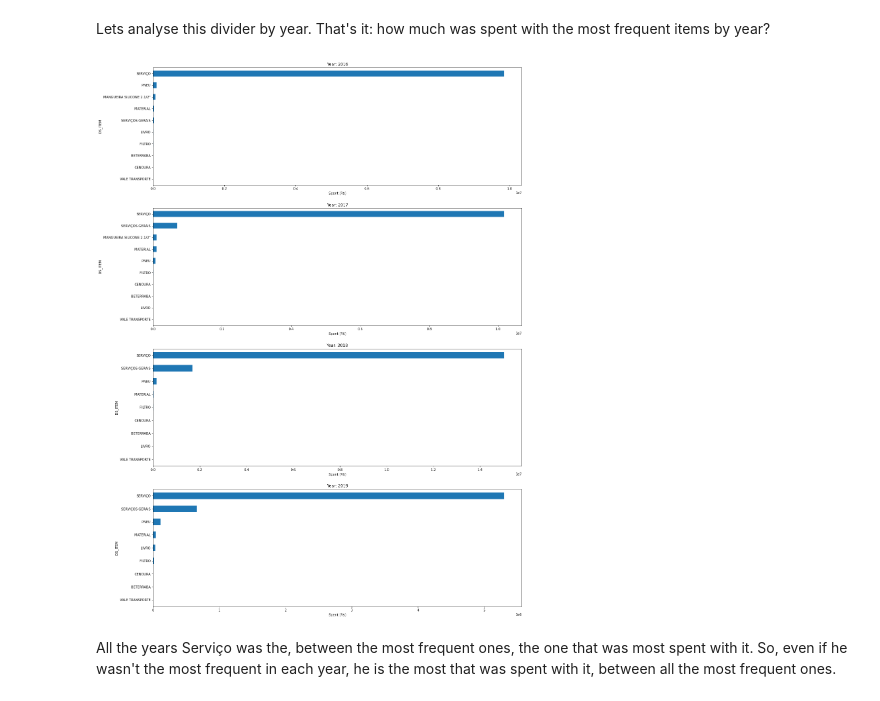
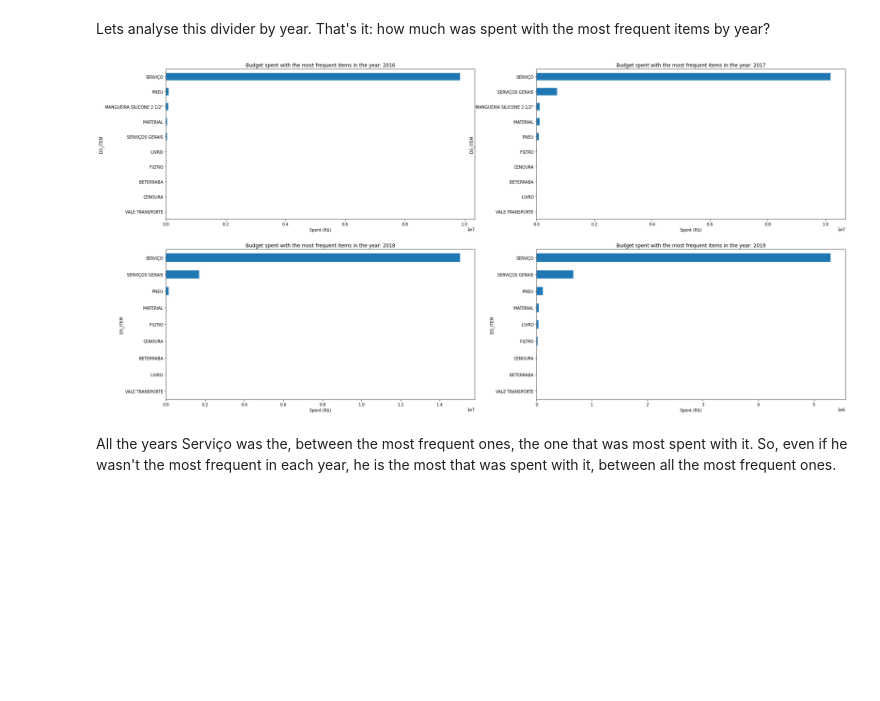
Before and after one commit to bernardocecchetto/teste-tecnico-data-sciencie-brigade, a Jupyter notebook: analysis.ipynb, the cells around one changed output. Drawn from its saved outputs; the diff is of its cells as text; code cells hidden in the pictures; blank space fills up the shorter version.

```diff
--- a/analysis.ipynb
+++ b/analysis.ipynb
@@ -140,7 +141,7 @@ figure(figsize=(10, 10))
 plot = 1
 for i in ([2016, 2017, 2018, 2019]):
   plt.subplot(2,2,plot)
-  plt.title("Year: " + str(i))
+  plt.title("Most frequent item in" + str(i))
   combined_item['DS_ITEM'][combined_item['ANO_LICITACAO'] == i].value_counts()[:top].sort_values().plot.barh()
   plt.xlabel('Count')
   plot+=1
@@ -165,16 +167,16 @@ Ok, serviço is, by far, the item, between the most frequent ones, the most spen
 Lets analyse this divider by year. That's it: how much was spent with the most frequent items by year?
 # %%
 from matplotlib.pyplot import figure
-figure(figsize=(20, 30))
+figure(figsize=(30, 15))
 plot = 1
 for i in ([2016, 2017, 2018, 2019]):
-  plt.subplot(4,1,plot)
-  plt.title("Year: " + str(i))
+  plt.subplot(2,2,plot)
+  plt.title("Budget spent with the most frequent items in the year: " + str(i))
   most_freq_items[most_freq_items['ANO_LICITACAO'] == i].groupby('DS_ITEM').sum()['VL_UNITARIO_HOMOLOGADO'].sort_values().plot.barh()
   plt.xlabel("Spent (R$)")
   plot+=1
 # %% [output]
-[figure, old version]
+[figure, new version]
 # %% [markdown]
 All the years Serviço was the, between the most frequent ones, the one that was most spent with it. So, even if he wasn't the most frequent in each year, he is the most that was spent with it, between all the most frequent ones.
 # %% [markdown]
```
Also changed, not shown: parts of 5 cells of this notebook.
